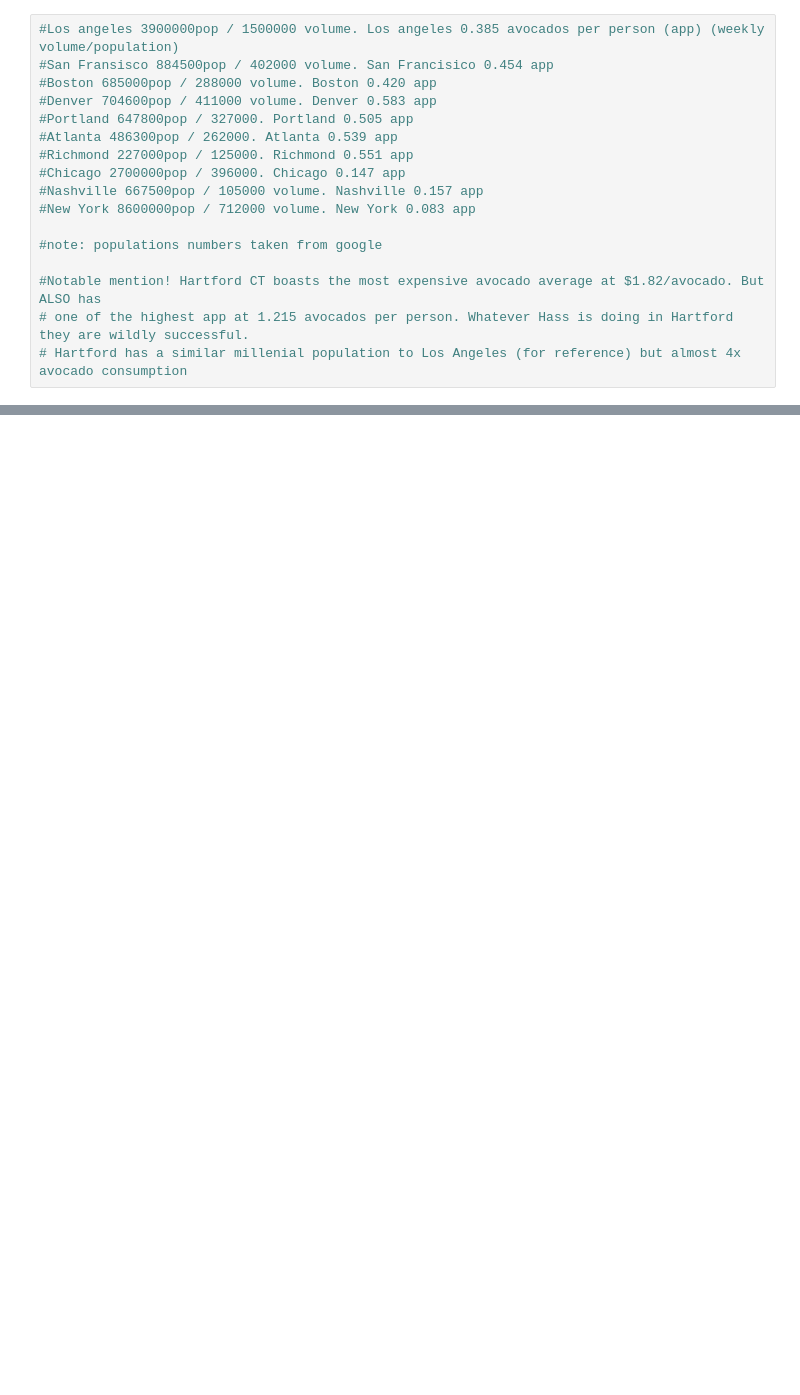
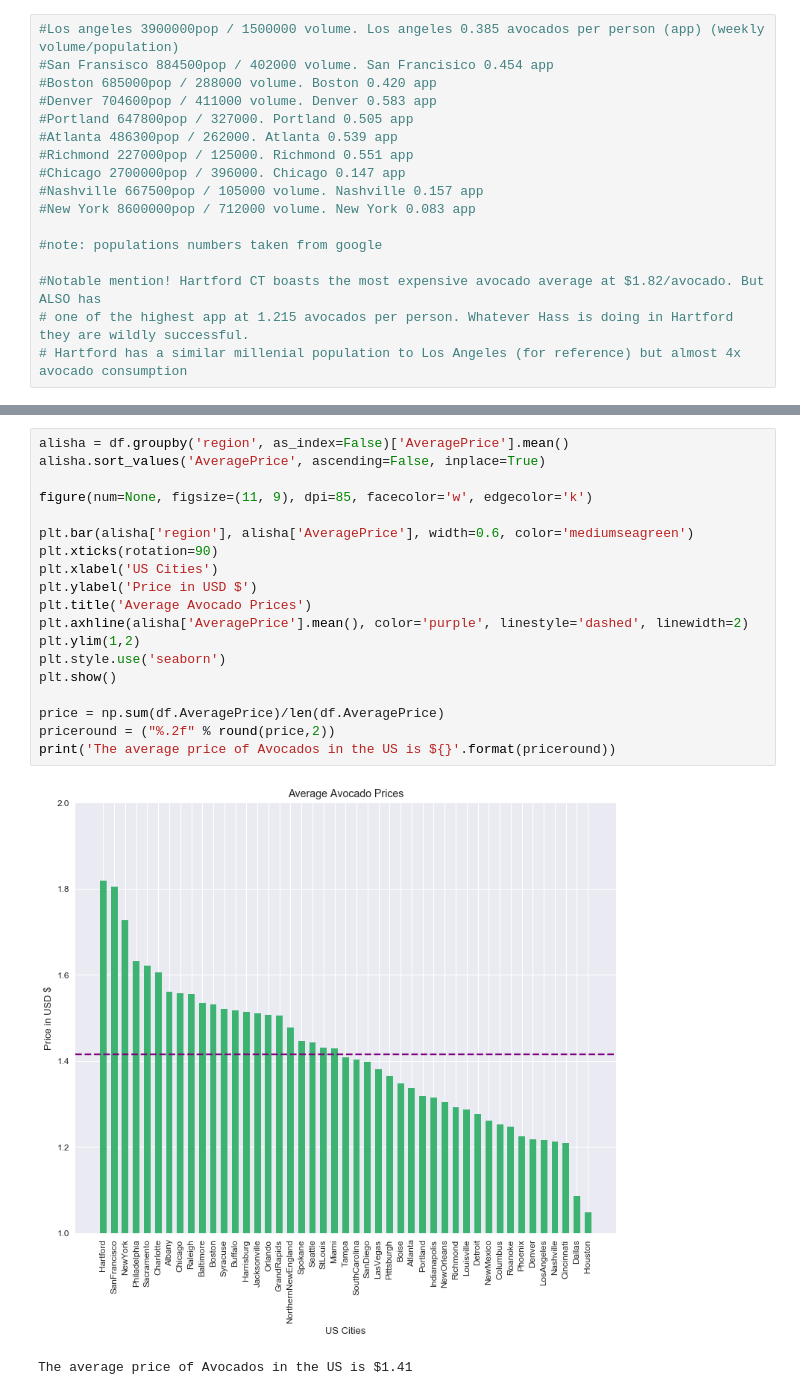
Before and after one commit to belalabu/thinkful, a Jupyter notebook: Avocapstone.ipynb, the cells around one changed output, grey strips where cells are left out. Drawn from its saved outputs; the diff is of its cells as text; blank space fills up the shorter version.

```diff
--- a/Avocapstone.ipynb
+++ b/Avocapstone.ipynb
@@ -236,0 +208,22 @@ plt.show()
+# %%
+alisha = df.groupby('region', as_index=False)['AveragePrice'].mean()
+alisha.sort_values('AveragePrice', ascending=False, inplace=True)
+
+figure(num=None, figsize=(11, 9), dpi=85, facecolor='w', edgecolor='k')
+
+plt.bar(alisha['region'], alisha['AveragePrice'], width=0.6, color='mediumseagreen')
+plt.xticks(rotation=90)
+plt.xlabel('US Cities')
+plt.ylabel('Price in USD $')
+plt.title('Average Avocado Prices')
+plt.axhline(alisha['AveragePrice'].mean(), color='purple', linestyle='dashed', linewidth=2)
+plt.ylim(1,2)
+plt.style.use('seaborn')
+plt.show()
+
+price = np.sum(df.AveragePrice)/len(df.AveragePrice)
+priceround = ("%.2f" % round(price,2))
+print('The average price of Avocados in the US is ${}'.format(priceround))
+# %% [output]
+[figure, added]
+The average price of Avocados in the US is $1.41
```
Also changed, not shown: parts of 10 cells of this notebook.
